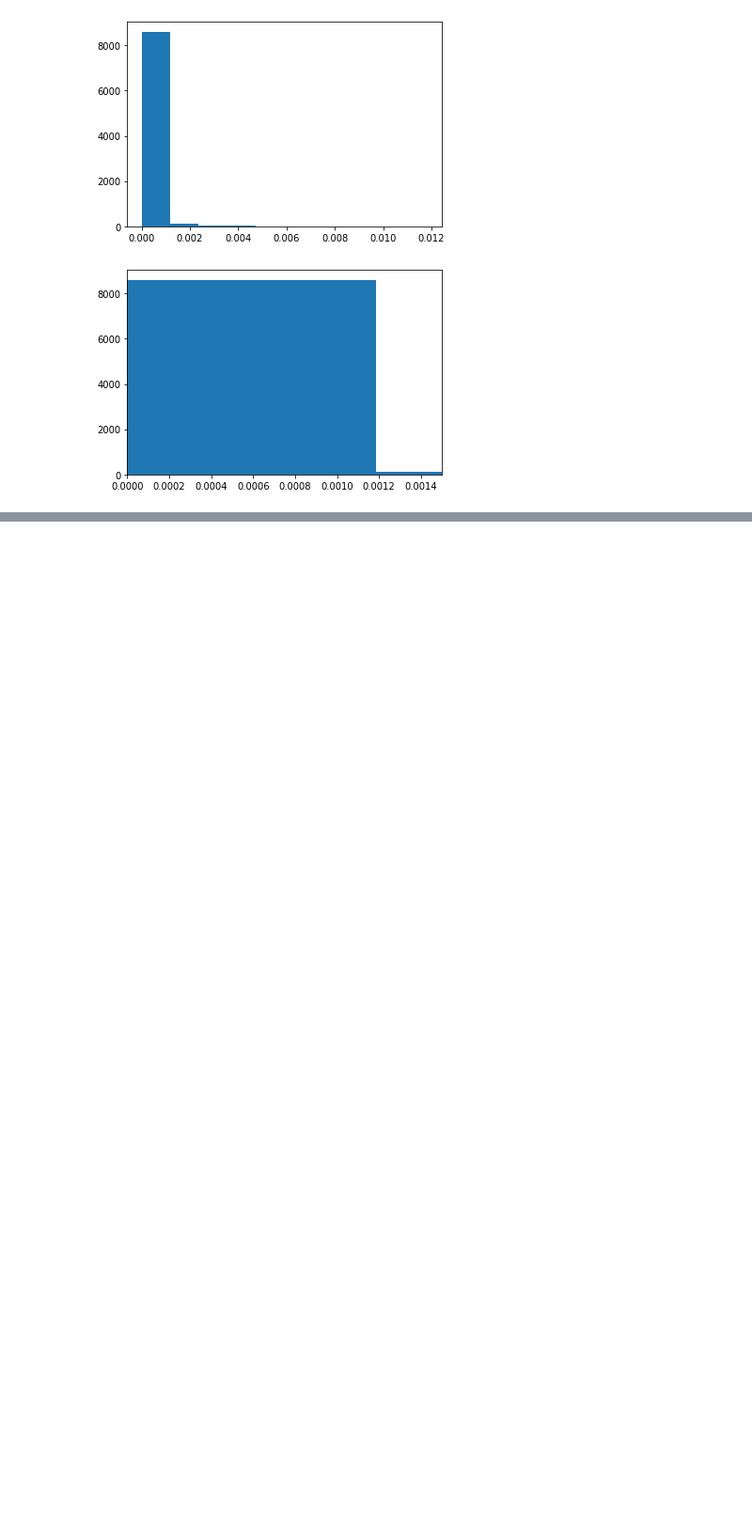
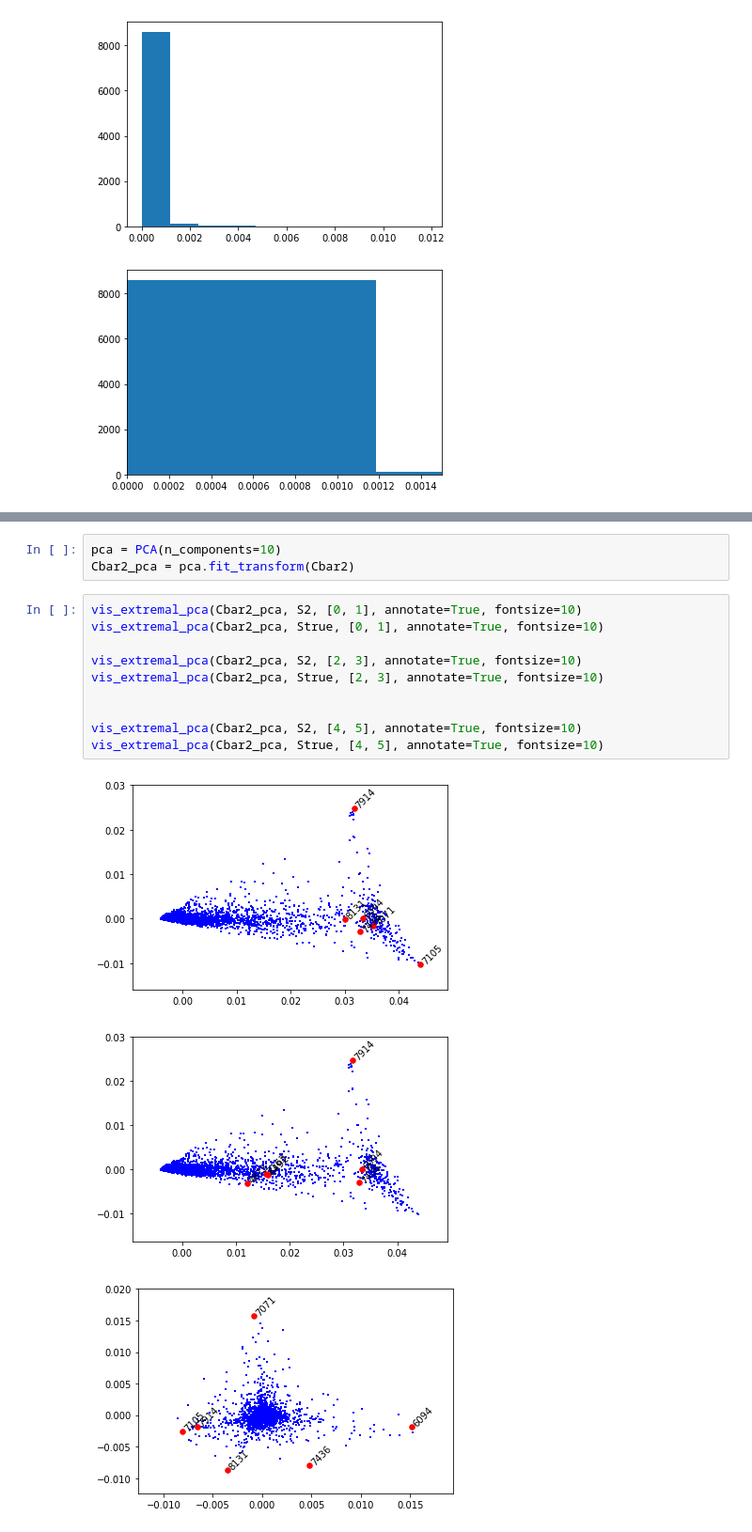
Before and after one commit to zihao12/pyJSMF-RAW, a Jupyter notebook: experiments/Cbar.ipynb, the cells around one changed output, grey strips where cells are left out. Shown at 94% size. Drawn from its saved outputs; the diff is of its cells as text; blank space fills up the shorter version.

Commit message:
update Cbar

```diff
--- a/experiments/Cbar.ipynb
+++ b/experiments/Cbar.ipynb
@@ -233,0 +242,17 @@ array([[0.   , 0.   , 0.007, 0.   , 0.   , 0.   ],
+# %%
+pca = PCA(n_components=10)
+Cbar2_pca = pca.fit_transform(Cbar2)
+# %%
+vis_extremal_pca(Cbar2_pca, S2, [0, 1], annotate=True, fontsize=10)
+vis_extremal_pca(Cbar2_pca, Strue, [0, 1], annotate=True, fontsize=10)
+
+vis_extremal_pca(Cbar2_pca, S2, [2, 3], annotate=True, fontsize=10)
+vis_extremal_pca(Cbar2_pca, Strue, [2, 3], annotate=True, fontsize=10)
+
+
+vis_extremal_pca(Cbar2_pca, S2, [4, 5], annotate=True, fontsize=10)
+vis_extremal_pca(Cbar2_pca, Strue, [4, 5], annotate=True, fontsize=10)
+# %% [output]
+[figure, added]
+[figure, added]
+[figure, added]
```
Also changed, not shown: parts of 6 cells of this notebook.
